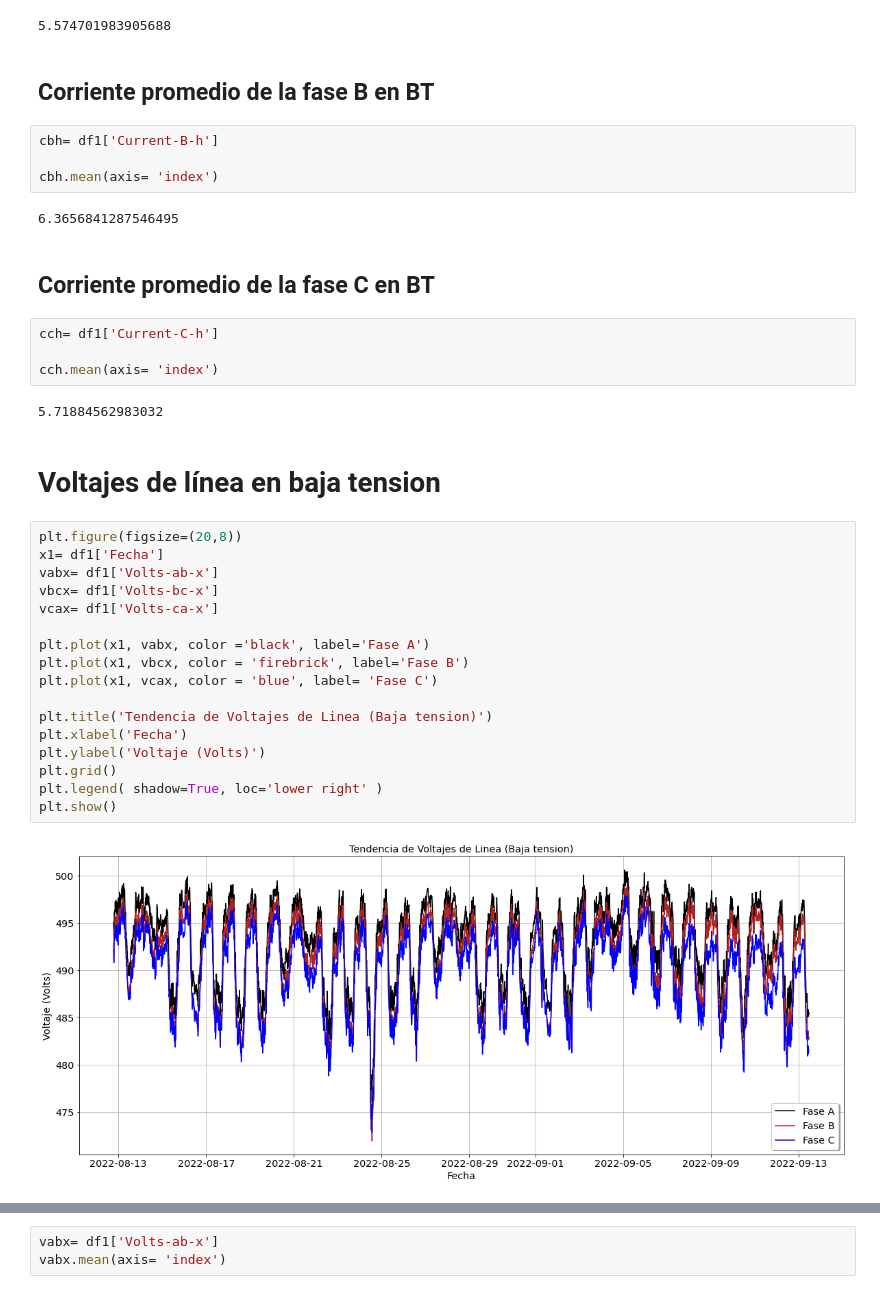
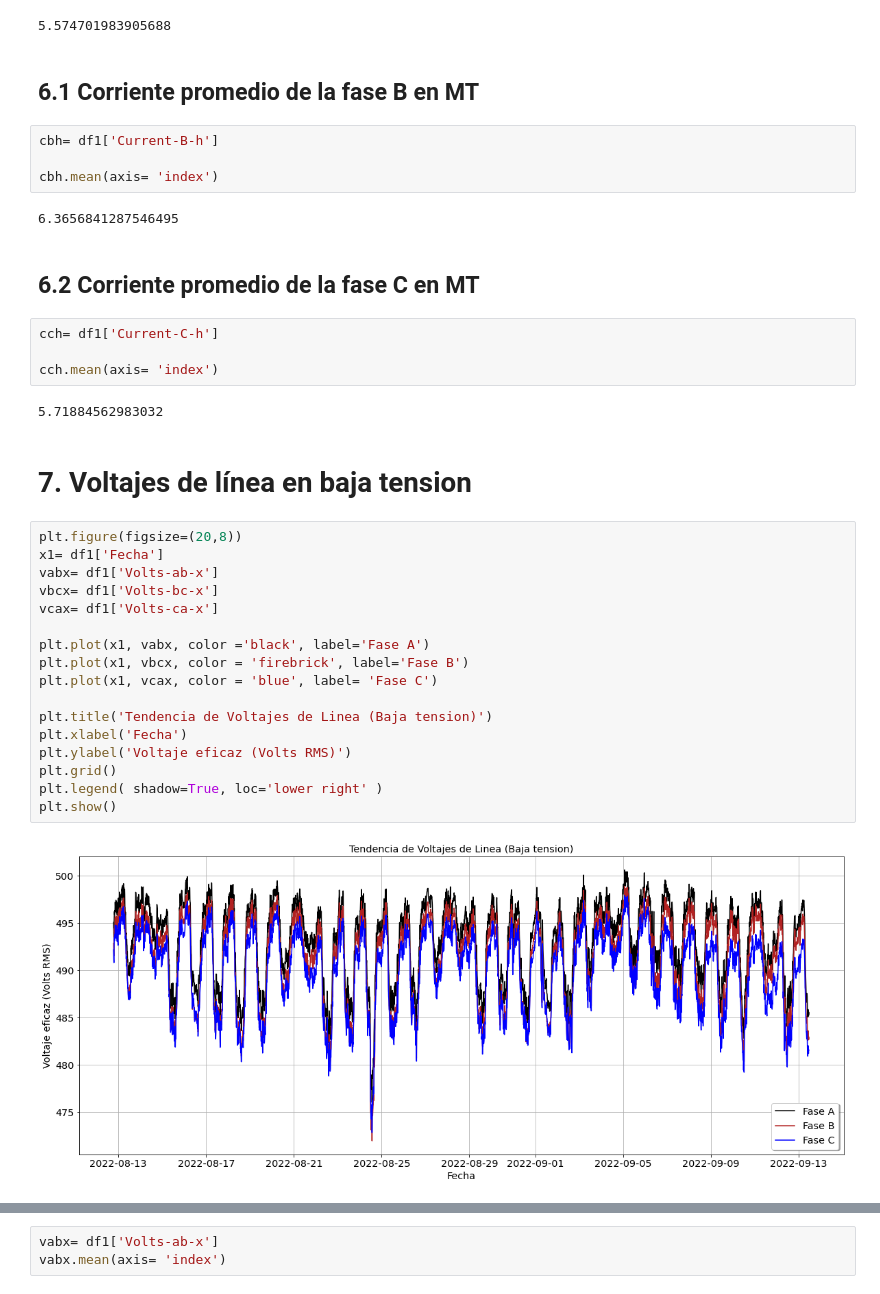
Before and after one commit to anghelcast/pqdata_samples, a Jupyter notebook: PQDATA_Top/PQDATA_TOP.ipynb, the cells around one changed output, grey strips where cells are left out. Cells and saved outputs as stored; diff of their text form.

```diff
--- a/PQDATA_Top/PQDATA_TOP.ipynb
+++ b/PQDATA_Top/PQDATA_TOP.ipynb
@@ -223,7 +223,7 @@ cah.mean(axis= 'index')
 # %% [output]
 5.574701983905688
 # %% [markdown]
-## Corriente promedio de la fase B en BT
+## 6.1 Corriente promedio de la fase B en MT
 # %%
 cbh= df1['Current-B-h']
 
@@ -231,7 +231,7 @@ cbh.mean(axis= 'index')
 # %% [output]
 6.3656841287546495
 # %% [markdown]
-## Corriente promedio de la fase C en BT
+## 6.2 Corriente promedio de la fase C en MT
 # %%
 cch= df1['Current-C-h']
 
@@ -239,24 +239,24 @@ cch.mean(axis= 'index')
 # %% [output]
 5.71884562983032
 # %% [markdown]
-# Voltajes de línea en baja tension
+# 7. Voltajes de línea en baja tension
 # %%
 plt.figure(figsize=(20,8))
 x1= df1['Fecha']
 vabx= df1['Volts-ab-x']
 vbcx= df1['Volts-bc-x']
 vcax= df1['Volts-ca-x']
 
 plt.plot(x1, vabx, color ='black', label='Fase A')
 plt.plot(x1, vbcx, color = 'firebrick', label='Fase B')
 plt.plot(x1, vcax, color = 'blue', label= 'Fase C')
 
 plt.title('Tendencia de Voltajes de Linea (Baja tension)')
 plt.xlabel('Fecha')
-plt.ylabel('Voltaje (Volts)')
+plt.ylabel('Voltaje eficaz (Volts RMS)')
 plt.grid()
 plt.legend( shadow=True, loc='lower right' )
 plt.show()
 # %% [output]
-[figure, old version]
+[figure, new version]
 # %% [markdown]
```
Also changed, not shown: parts of 45 cells of this notebook.
